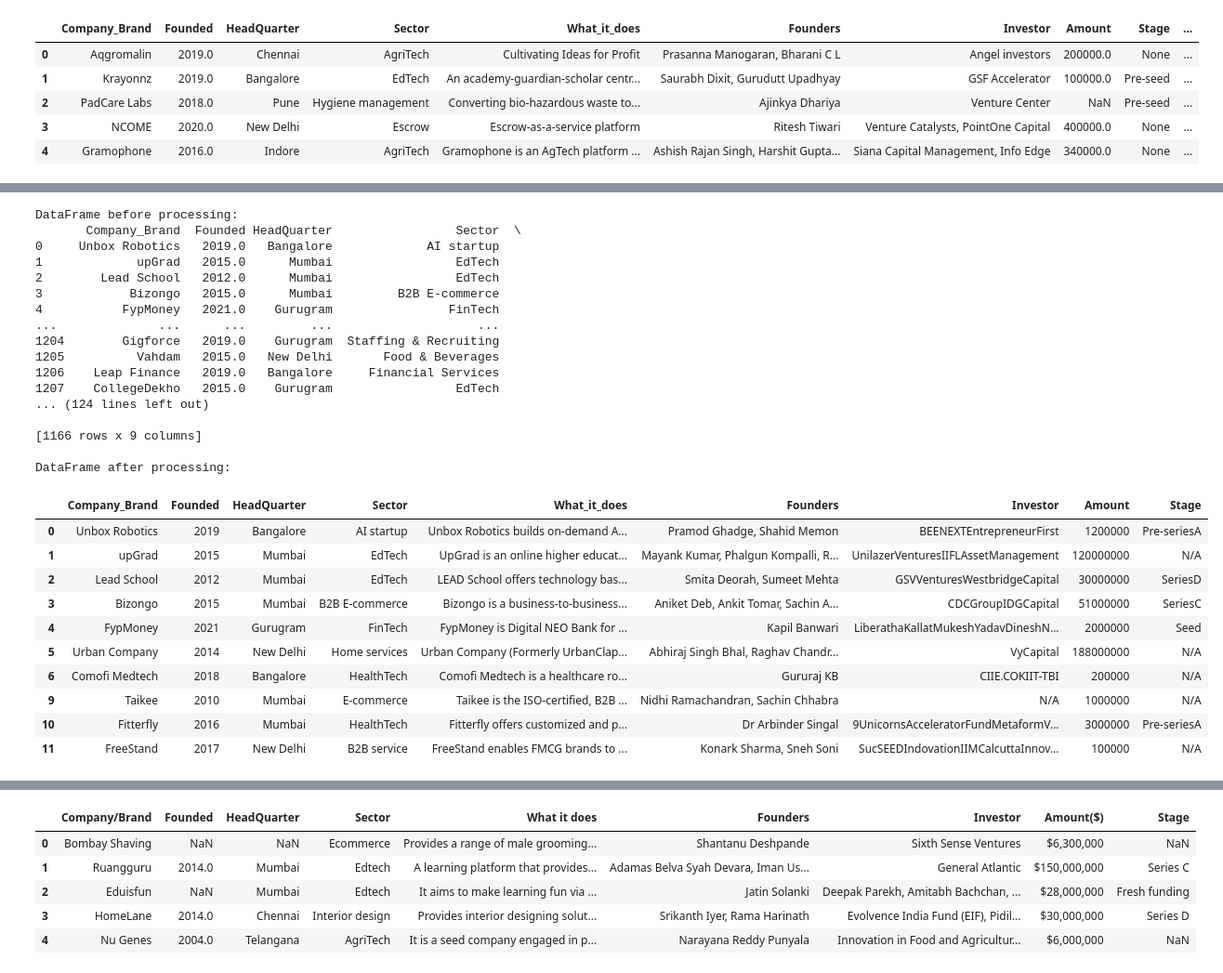
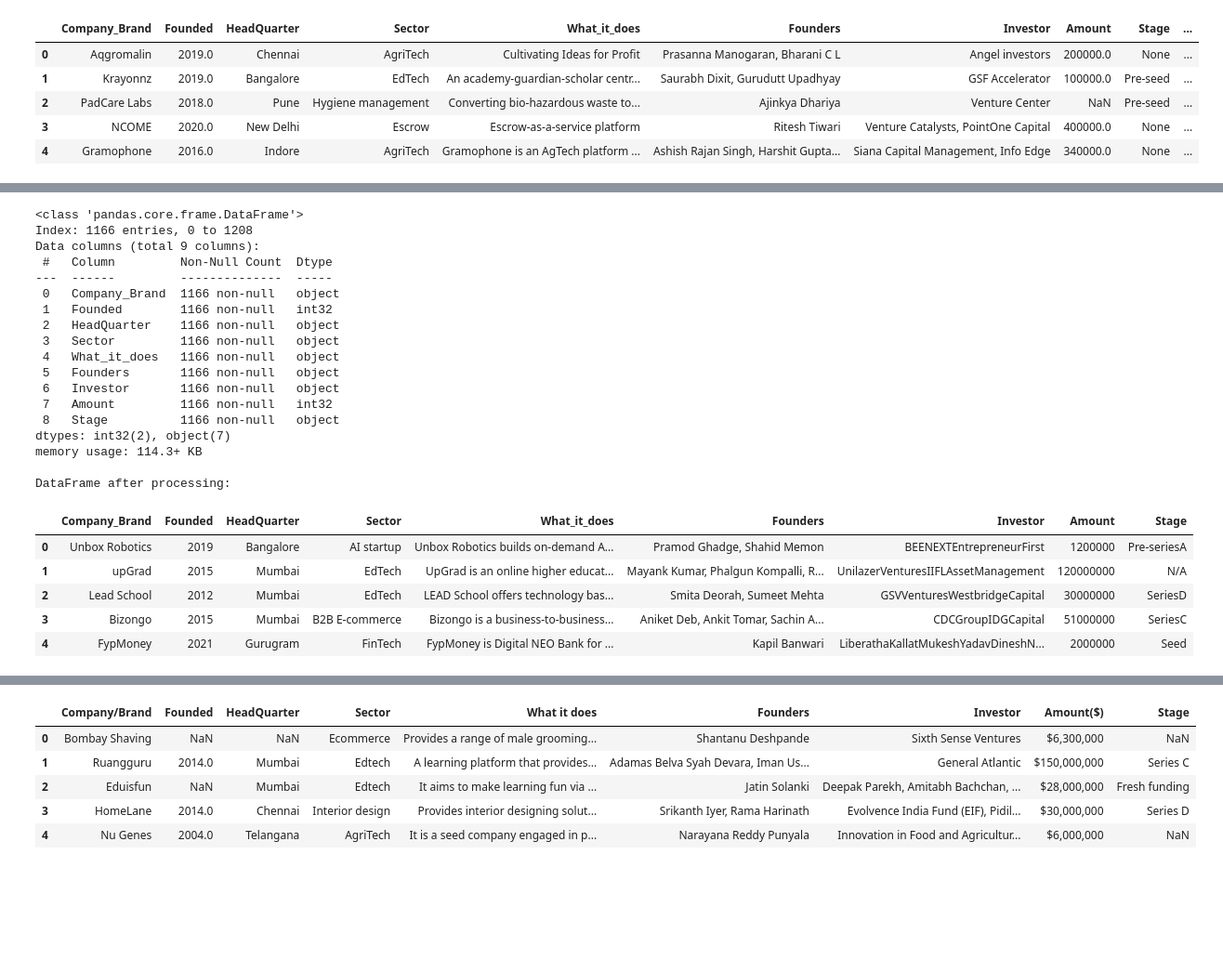
Before and after one commit to Vaniskemunto/ecosystem, a Jupyter notebook: ecosystem.ipynb, the cells around one changed output, grey strips where cells are left out. Shown at 93% size. Saved outputs shown, nothing was run; the diff lists cells and outputs as text; code cells hidden in the pictures; blank space fills up the shorter version.

```diff
--- a/ecosystem.ipynb
+++ b/ecosystem.ipynb
@@ -39,0 +115,3 @@ data2020.head()
+# %%
+#dropping column 10
+data2020= data2020.drop('column10', axis=1)
@@ -469,20 +675,9 @@ def fill_null_values(df):
     return df
 
 
+df = pd.DataFrame(data2021)
 
 
-# Example usage
-#data = {'Founders': ['$1,200', '$1,300,000', '', 'D', 'E', 'F', '', 'H', 'J', 'K'],
-       # 'Amounts': ['A', 'Undisclosed', '$4,000', '$5,000', 'undisclosed', '$7,000,000', 'Seed', '$4,000', 'series A', '$5,000'],
-       # 'Stage': ['Upsparks', 'Series C', 'series c', 'seed', 'seed', 'seed', '$2,000', 'seed', '$3,000', 'series A']}
-df = pd.DataFrame(data2021)
-
-# Display the DataFrame before processing
-print("DataFrame before processing:")
-print(df)
-info = df.info()
-#print("\n Info before processing")
-#print(info)
 
 # Call the function to replace NaN values in 'Founders' with "N/A"
 df['Founders'] = df['Founders'].fillna('N/A')
@@ -490,72 +685,49 @@ df['Founders'] = df['Founders'].fillna('N/A')
 # Call the function to strip dollar sign and comma from numeric values
 df = strip_dollar_and_comma(df)
 
-# Display the DataFrame after stripping dollar sign and comma
-#print("\nDataFrame after stripping dollar sign and comma:")
-#print(df)
-
 # Call the function to swap non-numeric with numeric values
 df = swap_non_numeric_with_numeric(df)
 
-# Display the DataFrame after swapping Numerical values in Stage with non-numericals in amounts
-#print("\nDataFrame after swapping numeric in 'Stage' with non-numeric values in 'Amount':")
-#print(df)
 
 # Call the function to swap numeric with non-numeric values in 'Founders'
 df = swap_non_numeric_with_numeric(df)
 
-# Display the DataFrame after swapping numeric with non-numeric values in 'Founders'
-#print("\nDataFrame after swapping numeric in 'Founders' with non-numeric values in 'Amount':")
-#print(df)
 # Call the function to fill null values with 'N/A'
 df = fill_null_values(df)
- # Display the DataFrame after filling null values
-print("\nDataFrame after filling null values with 'N/A':")
 
-print(df)
 # Call the function to replace non-numeric values in 'Amounts' with 0
 df = replace_non_numeric_with_zero(df)
 
 # Call the function to fill null values in  'Founded' with 0
 df = fill_null_values(df)
-# Display the DataFrame after filling null values
-#print("\nDataFrame after filling null values with 'N/A' and 'Founded' with 0:")
-#print(df)
 
+info = df.info()
 
-
-# Display the DataFrame after replacing non-numeric values with 0
-#My amounts column should have all numerics
-#print("\nDataFrame after replacing non-numeric values with 0 :")
 print("\nDataFrame after processing:")
 cleandata_2021=df
-cleandata_2021.head(10)
+cleandata_2021.head()
 # %% [output]
-DataFrame before processing:
-       Company_Brand  Founded HeadQuarter                 Sector  \
-0     Unbox Robotics   2019.0   Bangalore             AI startup
-1             upGrad   2015.0      Mumbai                 EdTech
-2        Lead School   2012.0      Mumbai                 EdTech
-3            Bizongo   2015.0      Mumbai         B2B E-commerce
-4           FypMoney   2021.0    Gurugram                FinTech
-...              ...      ...         ...                    ...
-1204        Gigforce   2019.0    Gurugram  Staffing & Recruiting
-1205          Vahdam   2015.0   New Delhi       Food & Beverages
-1206    Leap Finance   2019.0   Bangalore     Financial Services
-1207    CollegeDekho   2015.0    Gurugram                 EdTech
-... (124 lines left out)
-
-[1166 rows x 9 columns]
+<class 'pandas.core.frame.DataFrame'>
+Index: 1166 entries, 0 to 1208
+Data columns (total 9 columns):
+ #   Column         Non-Null Count  Dtype
+---  ------         --------------  -----
+ 0   Company_Brand  1166 non-null   object
+ 1   Founded        1166 non-null   int32
+ 2   HeadQuarter    1166 non-null   object
+ 3   Sector         1166 non-null   object
+ 4   What_it_does   1166 non-null   object
+ 5   Founders       1166 non-null   object
+ 6   Investor       1166 non-null   object
+ 7   Amount         1166 non-null   int32
+ 8   Stage          1166 non-null   object
+dtypes: int32(2), object(7)
+memory usage: 114.3+ KB
 
 DataFrame after processing:
 |  | Company_Brand | Founded | HeadQuarter | Sector | What_it_does | Founders | Investor | Amount | Stage |
 | 0 | Unbox Robotics | 2019 | Bangalore | AI startup | Unbox Robotics builds on-demand A... | Pramod Ghadge, Shahid Memon | BEENEXTEntrepreneurFirst | 1200000 | Pre-seriesA |
 | 1 | upGrad | 2015 | Mumbai | EdTech | UpGrad is an online higher educat... | Mayank Kumar, Phalgun Kompalli, R... | UnilazerVenturesIIFLAssetManagement | 120000000 | N/A |
 | 2 | Lead School | 2012 | Mumbai | EdTech | LEAD School offers technology bas... | Smita Deorah, Sumeet Mehta | GSVVenturesWestbridgeCapital | 30000000 | SeriesD |
 | 3 | Bizongo | 2015 | Mumbai | B2B E-commerce | Bizongo is a business-to-business... | Aniket Deb, Ankit Tomar, Sachin A... | CDCGroupIDGCapital | 51000000 | SeriesC |
 | 4 | FypMoney | 2021 | Gurugram | FinTech | FypMoney is Digital NEO Bank for ... | Kapil Banwari | LiberathaKallatMukeshYadavDineshN... | 2000000 | Seed |
-| 5 | Urban Company | 2014 | New Delhi | Home services | Urban Company (Formerly UrbanClap... | Abhiraj Singh Bhal, Raghav Chandr... | VyCapital | 188000000 | N/A |
-| 6 | Comofi Medtech | 2018 | Bangalore | HealthTech | Comofi Medtech is a healthcare ro... | Gururaj KB | CIIE.COKIIT-TBI | 200000 | N/A |
-| 9 | Taikee | 2010 | Mumbai | E-commerce | Taikee is the ISO-certified, B2B ... | Nidhi Ramachandran, Sachin Chhabra | N/A | 1000000 | N/A |
-| 10 | Fitterfly | 2016 | Mumbai | HealthTech | Fitterfly offers customized and p... | Dr Arbinder Singal | 9UnicornsAcceleratorFundMetaformV... | 3000000 | Pre-seriesA |
-| 11 | FreeStand | 2017 | New Delhi | B2B service | FreeStand enables FMCG brands to ... | Konark Sharma, Sneh Soni | SucSEEDIndovationIIMCalcuttaInnov... | 100000 | N/A |
```
Also changed, not shown: parts of 111 cells of this notebook.
